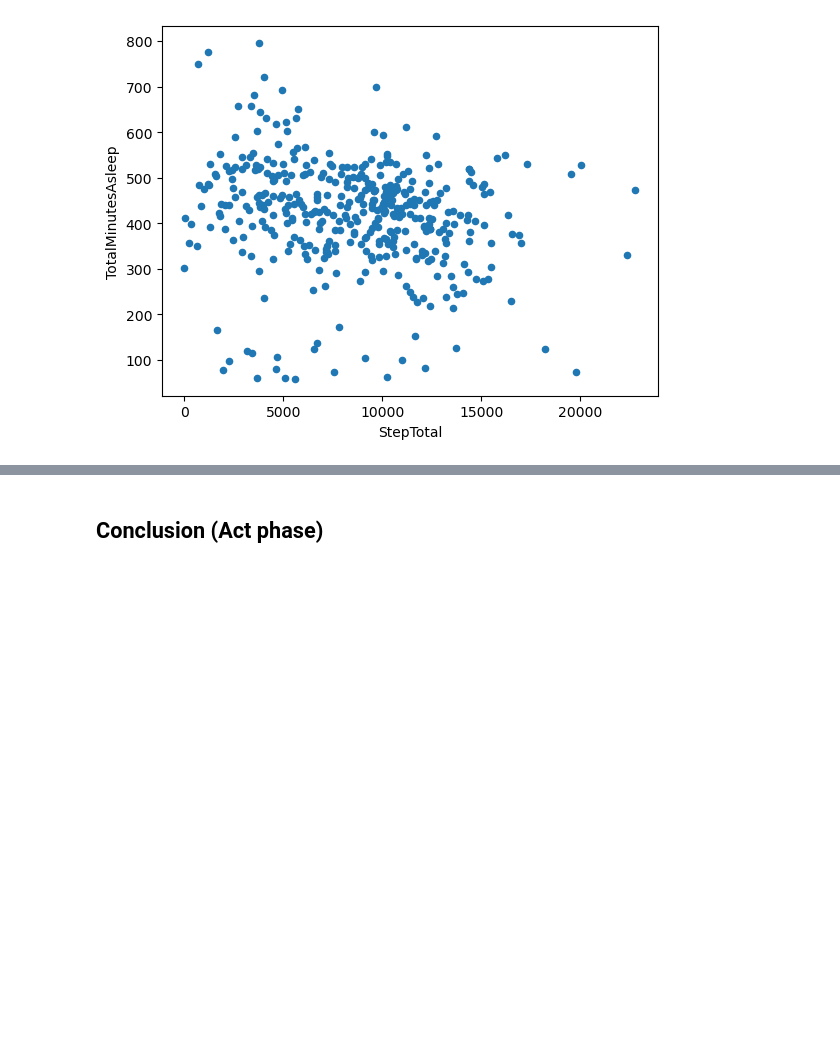
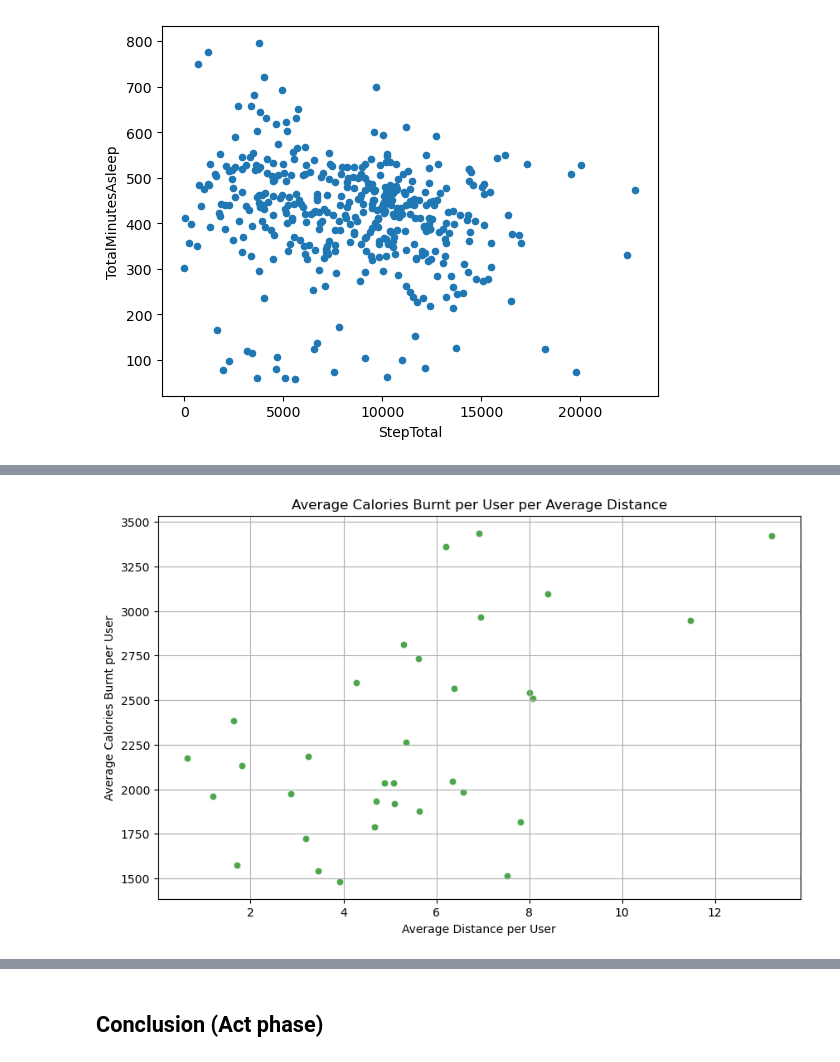
Before and after one commit to Enimien/project_1_healthcare, a Jupyter notebook: Fitbit- Exploratory Data Analysis (EDA).ipynb, the cells around one changed output, grey strips where cells are left out. Cells and saved outputs as stored; diff of their text form; code cells hidden in the pictures; blank space fills up the shorter version.

```diff
--- a/Fitbit- Exploratory Data Analysis (EDA).ipynb
+++ b/Fitbit- Exploratory Data Analysis (EDA).ipynb
@@ -770,0 +874,11 @@ The scatter plot shows that there is no correlation between total steps and minu
+# %%
+# Create a scatter plot for the average distance and average calories burnt per user.
+plt.figure(figsize=(10, 6))
+sns.scatterplot(data=user_summary, x="Average Distance Per User", y="Average Calories Burnt Per User", color="g", alpha=0.7)
+plt.title("Average Calories Burnt per User per Average Distance")
+plt.xlabel("Average Distance per User")
+plt.ylabel("Average Calories Burnt per User")
+plt.grid(True)
+plt.show()
+# %% [output]
+[figure, added]
```
Also changed, not shown: parts of 17 cells of this notebook.
